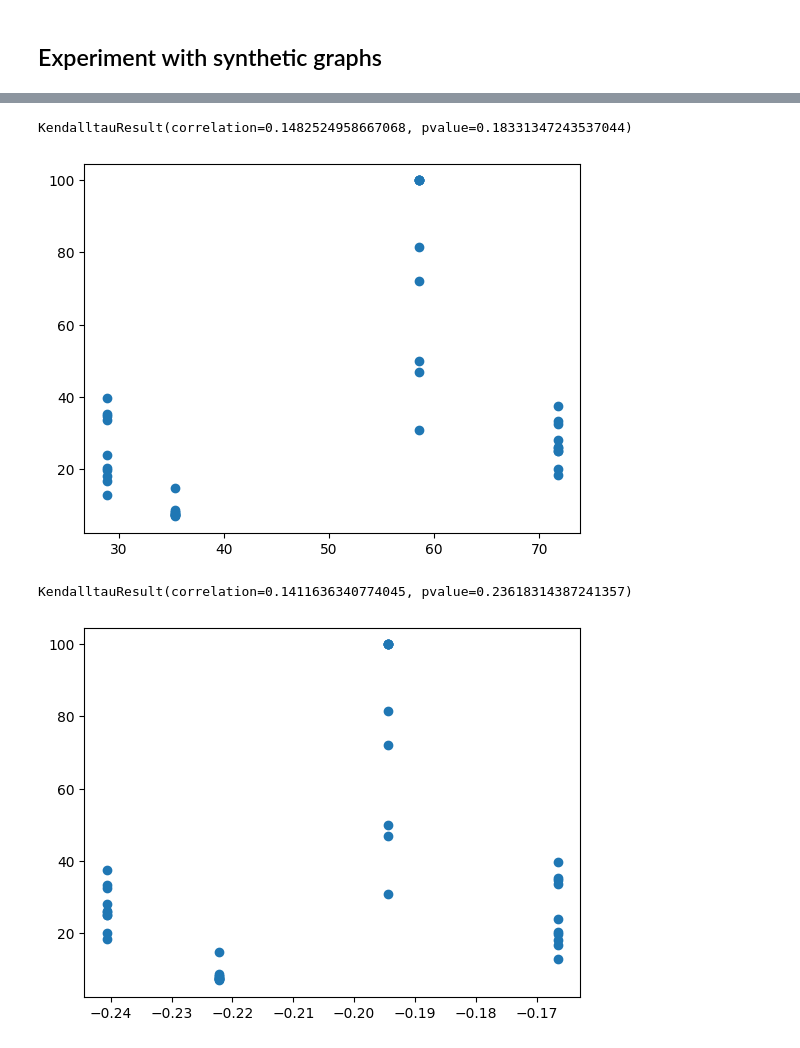
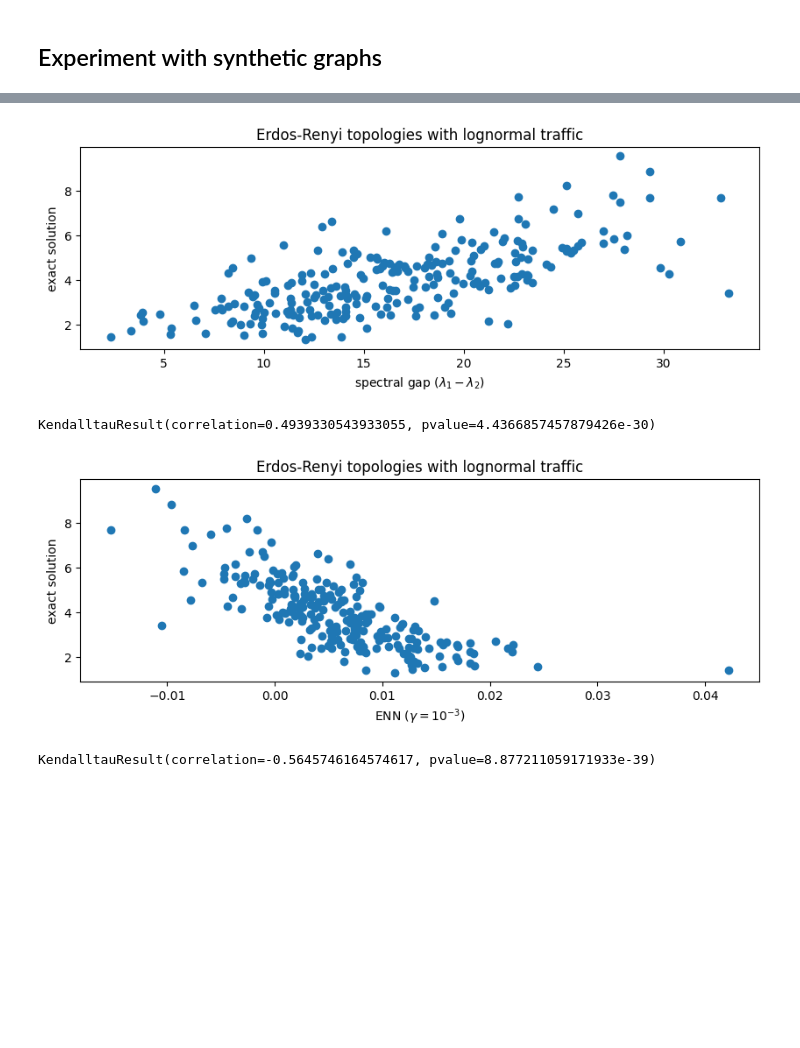
Before and after one commit to Konstantin-Iakovlev/Transport_flows, a Jupyter notebook: MCFP.ipynb, the cells around one changed output, grey strips where cells are left out. Drawn from its saved outputs; the diff is of its cells as text; code cells hidden in the pictures; blank space fills up the shorter version.

```diff
--- a/MCFP.ipynb
+++ b/MCFP.ipynb
@@ -144,7 +145,7 @@ D[:3]
 # # commodities: from, to, d
 # D = [(0, 2, 1)]
 # %%
-def mcfp(graph, D, eta_f=1e-1, eta_g=1e-1, eps=1e-3, seed=0, n_iter=1_000):
+def mcfp(graph, D, eta_f=1e-1, eta_g=1e-1, eps=1e-3, seed=0, n_iter=1_000, verbose=False):
     rows, cols = graph.nonzero()
     np.random.seed(seed)
     # initialization
@@ -186,10 +187,10 @@ def mcfp(graph, D, eta_f=1e-1, eta_g=1e-1, eps=1e-3, seed=0, n_iter=1_000):
         y.data = np.where(y.data < 0, 0, y.data)
         if len(losses) > 1 and abs(losses[-1] - losses[-2]) < eps:
             break
-        if k % 50 == 0 and k > 0:
+        if k % 100 == 0 and k > 0 and verbose:
             print(min(losses))
 
     return min(losses)
 
-mcfp(graph, D, n_iter=2000)
+mcfp(graph, D, n_iter=2000, verbose=True)
 # %% [output]
@@ -326,9 +304,23 @@ def gen_graph(r, h, seed=0):
     # infinite capacity
     return graph * 100, selected_comm
 
-# print(gen_graph(2, 3)[0])
+
+def gen_renyi(n, p, seed=0):
+    topology = erdos_renyi_topology(n, p, seed)
+    fnss.set_capacities_random_uniform(topology, [1, 2, 3])
+    traffic = fnss.traffic.trafficmatrices.static_traffic_matrix(topology, 2, 0.5)
+
+    graph = lil_matrix((len(topology.nodes), len(topology.nodes)))
+    for (s, t), cap in topology.capacities().items():
+        graph[s, t] = cap
+        graph[t, s] = cap
+
+    D = []
+    for (s, t), flow in traffic.flows().items():
+        D.append([s, t, flow])
+
+    return graph, D
 # %%
-graphs_comm = [gen_graph(r, h, seed=s) for r in [2,3] \
-               for h in [2,3] for s in range(10)]
+graphs_comm = [gen_renyi(n, p, seed) for n in range(7, 15) for p in [0.5, 0.6, 0.7] for seed in range(10)]
 # %%
 mcfp_sol = [mcfp(graph, D) for graph, D in tqdm(graphs_comm)]
@@ -375,16 +327,26 @@ IndexError: index -9999 is out of bounds for axis 1 with size 7
 # %%
-gaps = [spectral_gap_approx(graph) for graph, _ in graphs_comm]
+gaps = [spectral_gap_approx(graph)[0] for graph, _ in graphs_comm]
 # gaps
 # %%
+plt.figure(figsize=(10, 3))
 plt.scatter(gaps, mcfp_sol)
+plt.xlabel(r'spectral gap ($\lambda_1 - \lambda_2$)')
+plt.ylabel('exact solution')
+plt.title('Erdos-Renyi topologies with lognormal traffic')
+plt.show()
 kendalltau(gaps, mcfp_sol)
 # %% [output]
+[figure, new version]
-KendalltauResult(correlation=0.1482524958667068, pvalue=0.18331347243537044)
+KendalltauResult(correlation=0.4939330543933055, pvalue=4.4366857457879426e-30)
-[figure, old version]
 # %%
-n_eff = [enn_approx(graph, 0.1) for graph, D in graphs_comm]
+plt.figure(figsize=(10, 3))
+n_eff = [enn_approx(graph, 0.001) for graph, D in graphs_comm]
 plt.scatter(n_eff, mcfp_sol)
+plt.xlabel(r'ENN ($\gamma = 10^{-3}$)')
+plt.ylabel('exact solution')
+plt.title('Erdos-Renyi topologies with lognormal traffic')
+plt.show()
 kendalltau(n_eff, mcfp_sol)
 # %% [output]
+[figure, new version]
-KendalltauResult(correlation=0.1411636340774045, pvalue=0.23618314387241357)
+KendalltauResult(correlation=-0.5645746164574617, pvalue=8.877211059171933e-39)
-[figure, old version]
```
Also changed, not shown: parts of 7 cells of this notebook.
